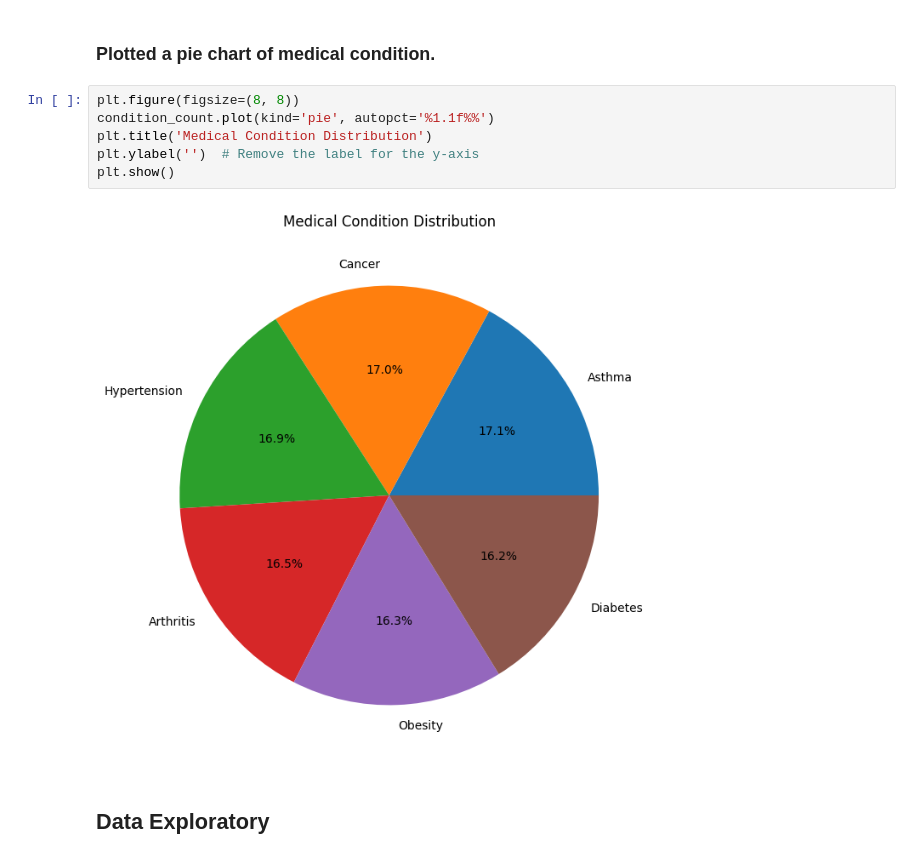
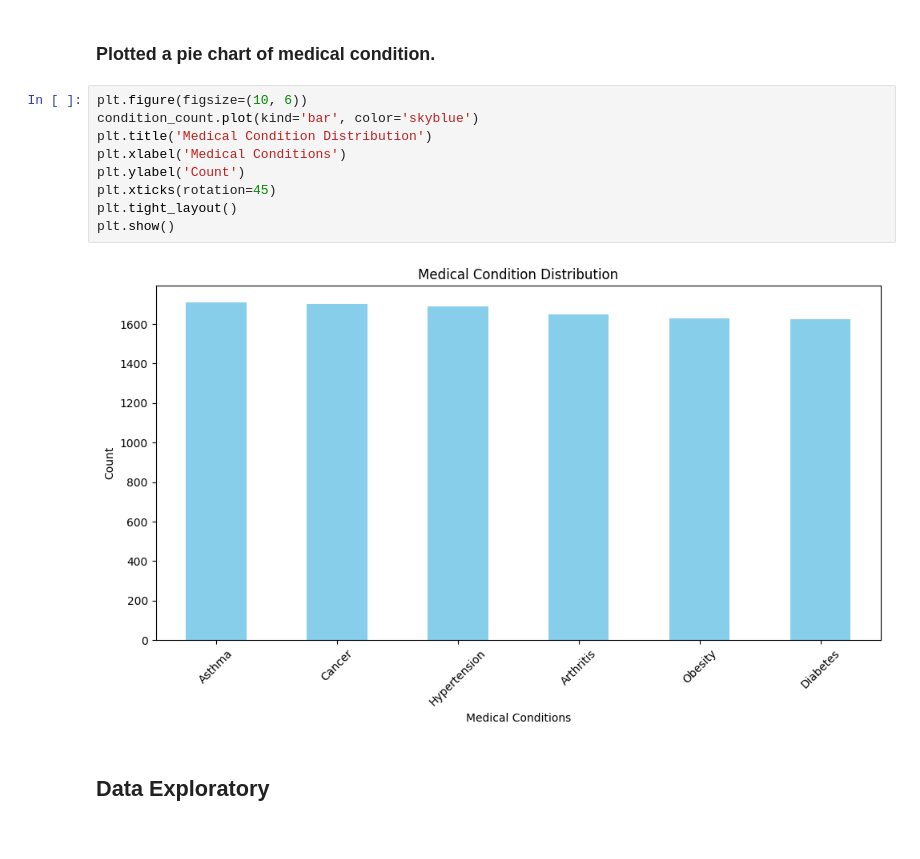
Before and after one commit to danishzayan/DS_Presentation, a Jupyter notebook: DS_Presentation.ipynb, the cells around one changed output. Saved outputs shown, nothing was run; the diff lists cells and outputs as text.

```diff
--- a/DS_Presentation.ipynb
+++ b/DS_Presentation.ipynb
@@ -296,13 +281,16 @@ Name: count, dtype: int64
 # %% [markdown]
 ### Plotted a pie chart of medical condition.
 # %%
-plt.figure(figsize=(8, 8))
-condition_count.plot(kind='pie', autopct='%1.1f%%')
+plt.figure(figsize=(10, 6))
+condition_count.plot(kind='bar', color='skyblue')
 plt.title('Medical Condition Distribution')
-plt.ylabel('')  # Remove the label for the y-axis
+plt.xlabel('Medical Conditions')
+plt.ylabel('Count')
+plt.xticks(rotation=45)
+plt.tight_layout()
 plt.show()
 # %% [output]
-[figure, old version]
+[figure, new version]
 # %% [markdown]
 ## Data Exploratory
 # %%
```
Also changed, not shown: parts of 9 cells of this notebook.
